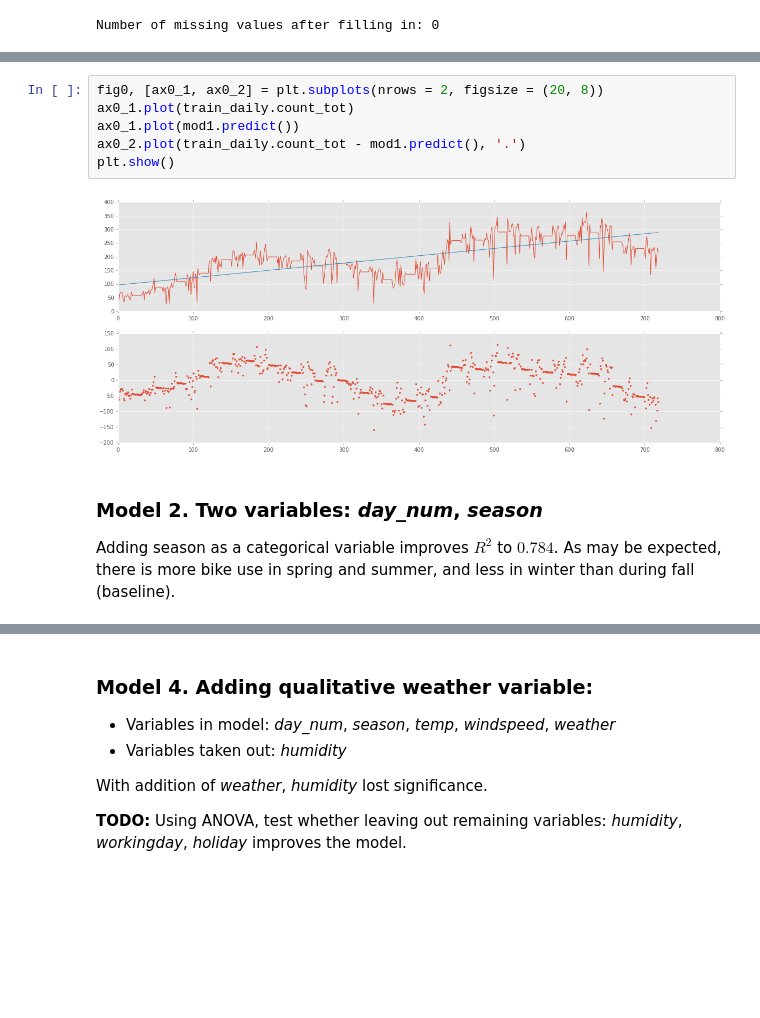
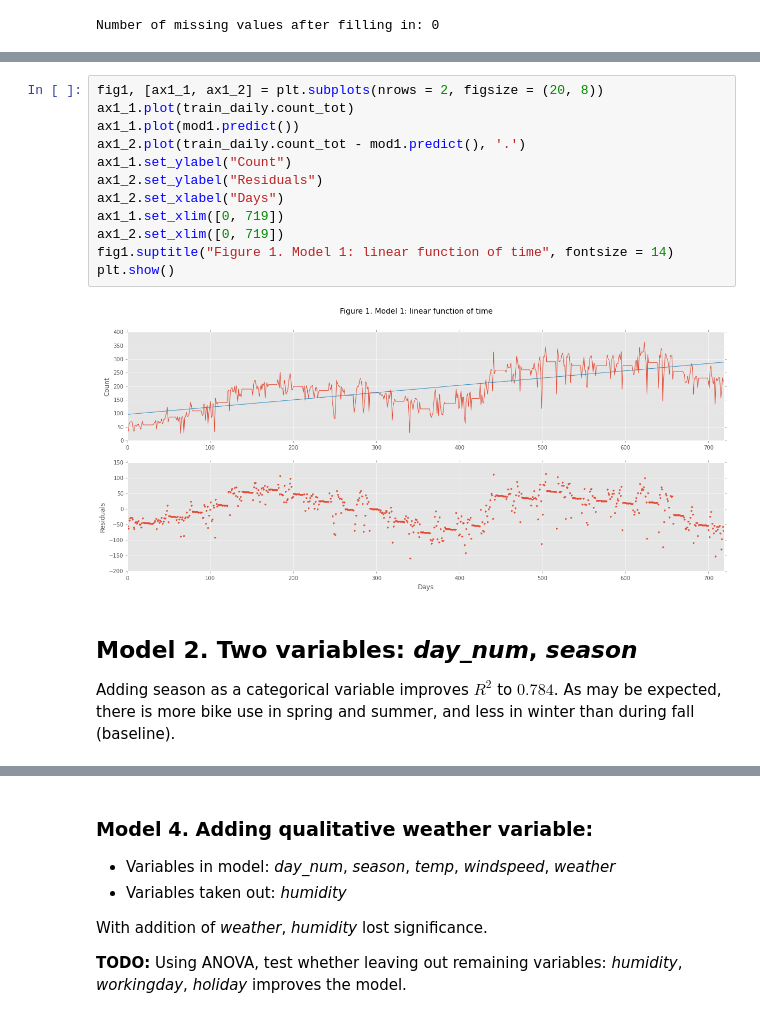
Before and after one commit to pvarsh/applied_data_science, a Jupyter notebook: bikeshare/code/brute_force.ipynb, the cells around one changed output, grey strips where cells are left out. Cells and saved outputs as stored; diff of their text form; blank space fills up the shorter version.

```diff
--- a/bikeshare/code/brute_force.ipynb
+++ b/bikeshare/code/brute_force.ipynb
@@ -137,15 +192,21 @@ Skew:                          -0.291   Prob(JB):                     1.20e-05
 Kurtosis:                       2.354   Cond. No.                         832.
 ==============================================================================
 # %%
-fig0, [ax0_1, ax0_2] = plt.subplots(nrows = 2, figsize = (20, 8))
-ax0_1.plot(train_daily.count_tot)
-ax0_1.plot(mod1.predict())
-ax0_2.plot(train_daily.count_tot - mod1.predict(), '.')
+fig1, [ax1_1, ax1_2] = plt.subplots(nrows = 2, figsize = (20, 8))
+ax1_1.plot(train_daily.count_tot)
+ax1_1.plot(mod1.predict())
+ax1_2.plot(train_daily.count_tot - mod1.predict(), '.')
+ax1_1.set_ylabel("Count")
+ax1_2.set_ylabel("Residuals")
+ax1_2.set_xlabel("Days")
+ax1_1.set_xlim([0, 719])
+ax1_2.set_xlim([0, 719])
+fig1.suptitle("Figure 1. Model 1: linear function of time", fontsize = 14)
 plt.show()
 # %% [output]
-[figure, old version]
+[figure, new version]
 # %% [markdown]
-### Model 2. Two variables: *day_num*, *season*
+## Model 2. Two variables: *day_num*, *season*
 Adding season as a categorical variable improves $R^2$ to $0.784$. As may be expected, there is more bike use in spring and summer, and less in winter than during fall (baseline).
 # %%
 y, X = patsy.dmatrices('count_tot ~ day_num + season', data = train_daily)
```
Also changed, not shown: parts of 40 cells of this notebook.
